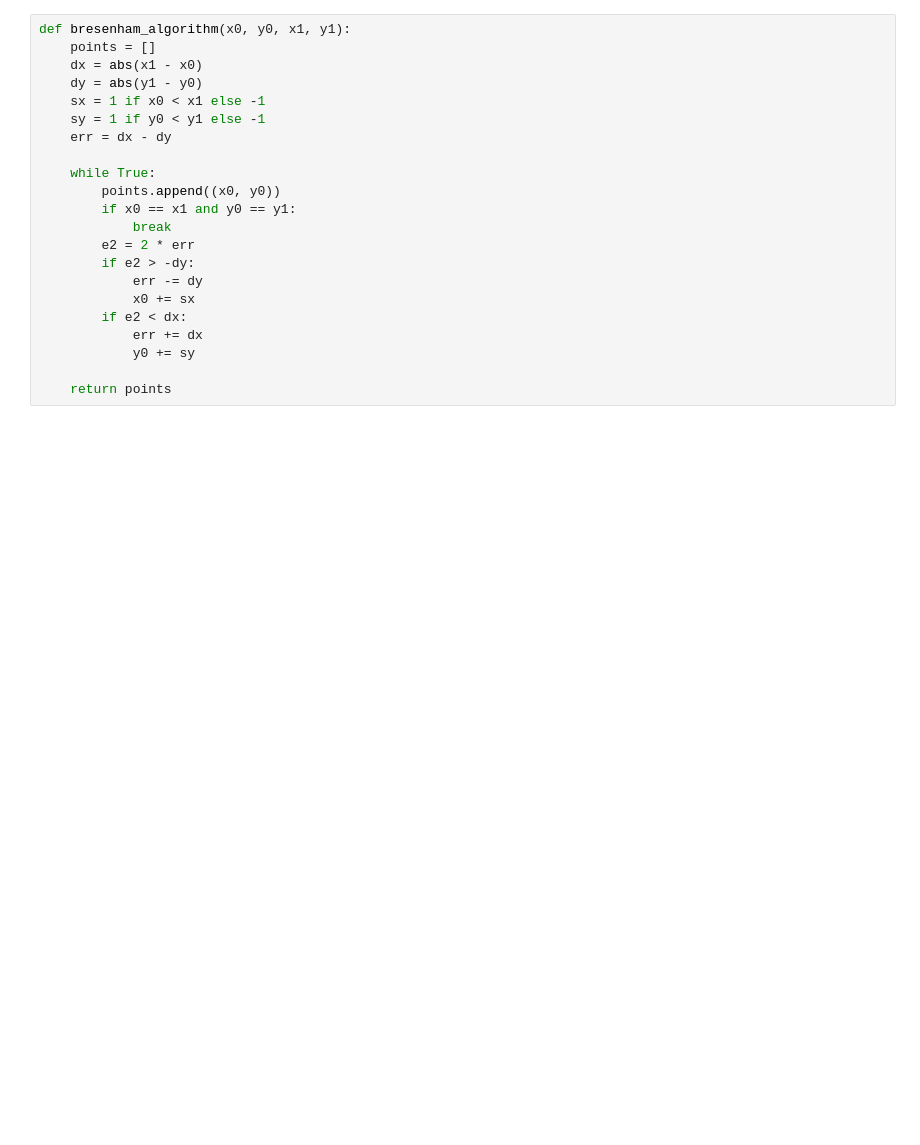
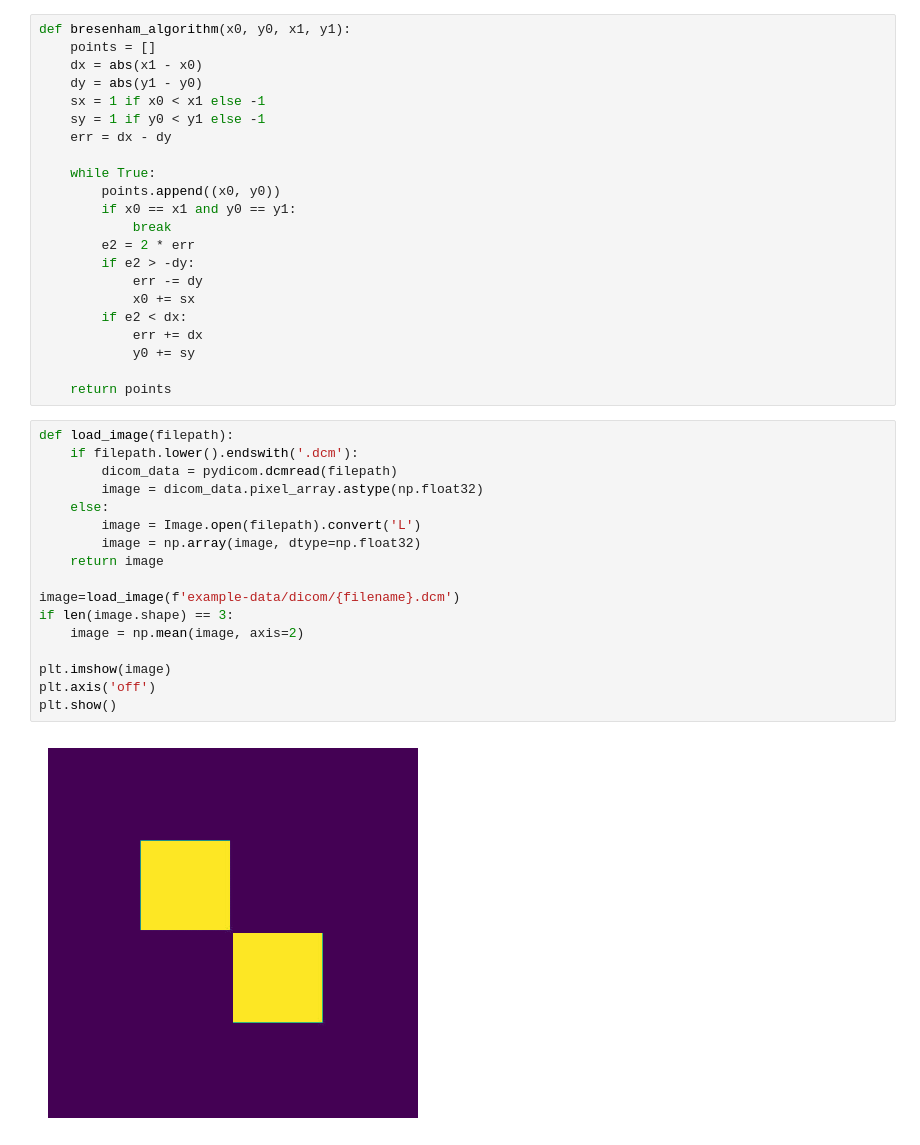
Before and after one commit to wirakoti/CTSimulator, a Jupyter notebook: main.ipynb, the cells around one changed output. Drawn from its saved outputs; the diff is of its cells as text; blank space fills up the shorter version.

```diff
--- a/main.ipynb
+++ b/main.ipynb
@@ -39,3 +41,22 @@ def bresenham_algorithm(x0, y0, x1, y1):
             y0 += sy
 
     return points
+# %%
+def load_image(filepath):
+    if filepath.lower().endswith('.dcm'):
+        dicom_data = pydicom.dcmread(filepath)
+        image = dicom_data.pixel_array.astype(np.float32)
+    else:
+        image = Image.open(filepath).convert('L')
+        image = np.array(image, dtype=np.float32)
+    return image
+
+image=load_image(f'example-data/dicom/{filename}.dcm')
+if len(image.shape) == 3:
+    image = np.mean(image, axis=2)
+
+plt.imshow(image)
+plt.axis('off')
+plt.show()
+# %% [output]
+[figure, added]
```
Also changed, not shown: parts of 6 cells of this notebook, 31 other files.
